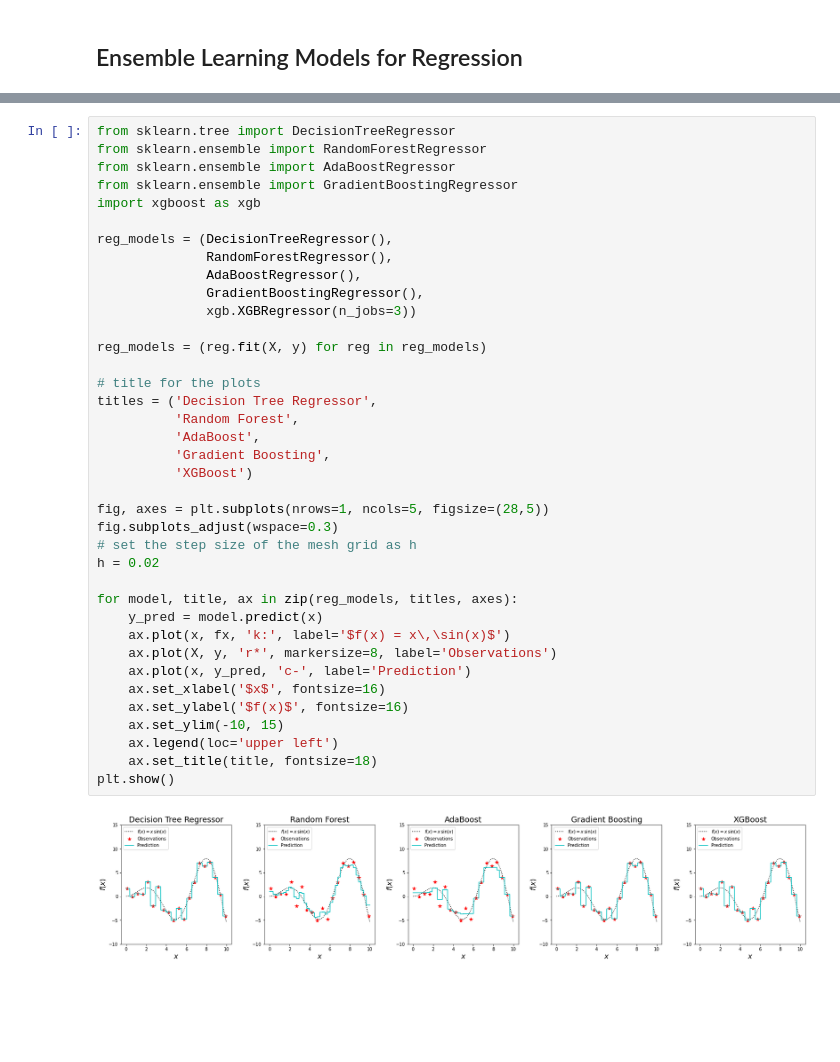
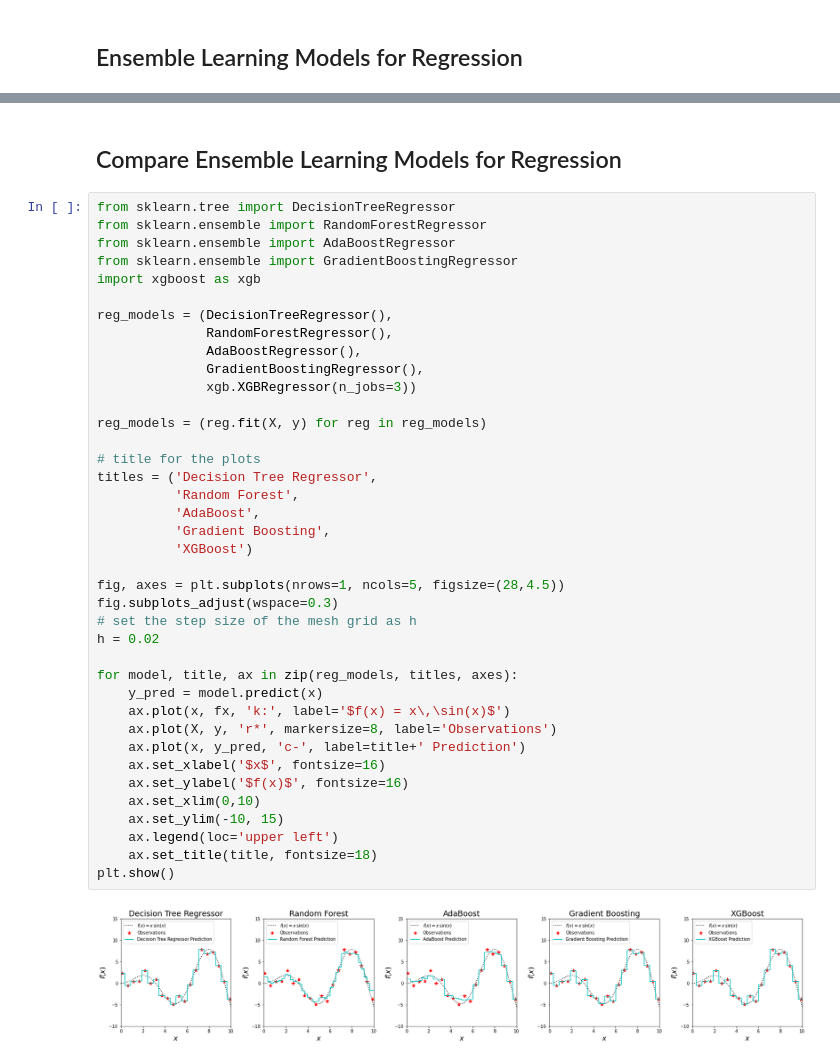
Before and after one commit to PEESEgroup/SysEn6880, a Jupyter notebook: GP and Ensemble Regression.ipynb, the cells around one changed output, grey strips where cells are left out. Cells and saved outputs as stored; diff of their text form; blank space fills up the shorter version.

```diff
--- a/GP and Ensemble Regression.ipynb
+++ b/GP and Ensemble Regression.ipynb
@@ -75,3 +112,5 @@ plt.show()
+# %% [markdown]
+## Compare Ensemble Learning Models for Regression
 # %%
 from sklearn.tree import DecisionTreeRegressor
 from sklearn.ensemble import RandomForestRegressor
@@ -82,33 +121,34 @@ import xgboost as xgb
 reg_models = (DecisionTreeRegressor(),
               RandomForestRegressor(),
               AdaBoostRegressor(),
               GradientBoostingRegressor(),
               xgb.XGBRegressor(n_jobs=3))
 
 reg_models = (reg.fit(X, y) for reg in reg_models)
 
 # title for the plots
 titles = ('Decision Tree Regressor',
           'Random Forest',
           'AdaBoost',
           'Gradient Boosting',
           'XGBoost')
 
-fig, axes = plt.subplots(nrows=1, ncols=5, figsize=(28,5))
+fig, axes = plt.subplots(nrows=1, ncols=5, figsize=(28,4.5))
 fig.subplots_adjust(wspace=0.3)
 # set the step size of the mesh grid as h
 h = 0.02
 
 for model, title, ax in zip(reg_models, titles, axes):
     y_pred = model.predict(x)
     ax.plot(x, fx, 'k:', label='$f(x) = x\,\sin(x)$')
     ax.plot(X, y, 'r*', markersize=8, label='Observations')
-    ax.plot(x, y_pred, 'c-', label='Prediction')
+    ax.plot(x, y_pred, 'c-', label=title+' Prediction')
     ax.set_xlabel('$x$', fontsize=16)
     ax.set_ylabel('$f(x)$', fontsize=16)
+    ax.set_xlim(0,10)
     ax.set_ylim(-10, 15)
     ax.legend(loc='upper left')
     ax.set_title(title, fontsize=18)
 plt.show()
 # %% [output]
-[figure, old version]
+[figure, new version]
```
Also changed, not shown: parts of 6 cells of this notebook, 1 other file.
